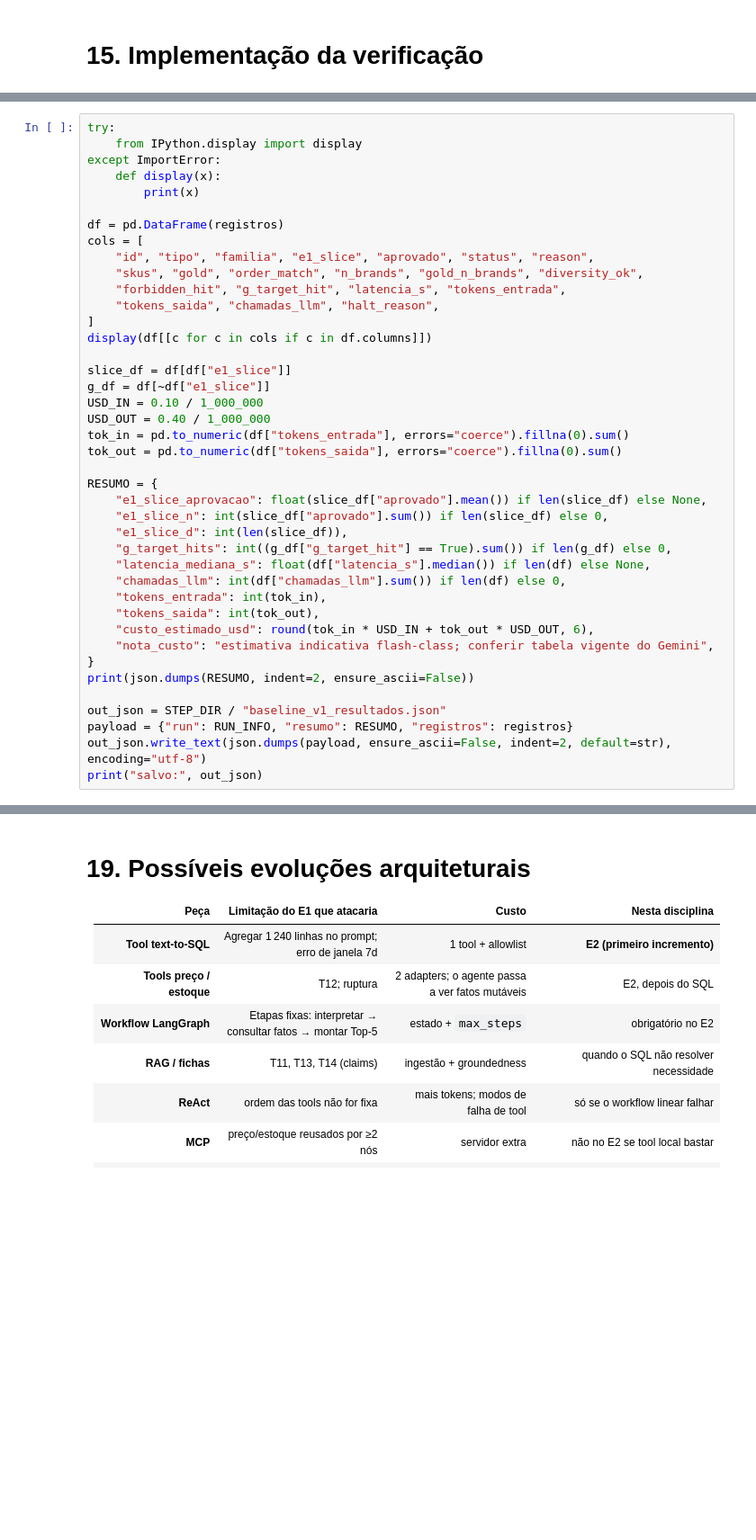
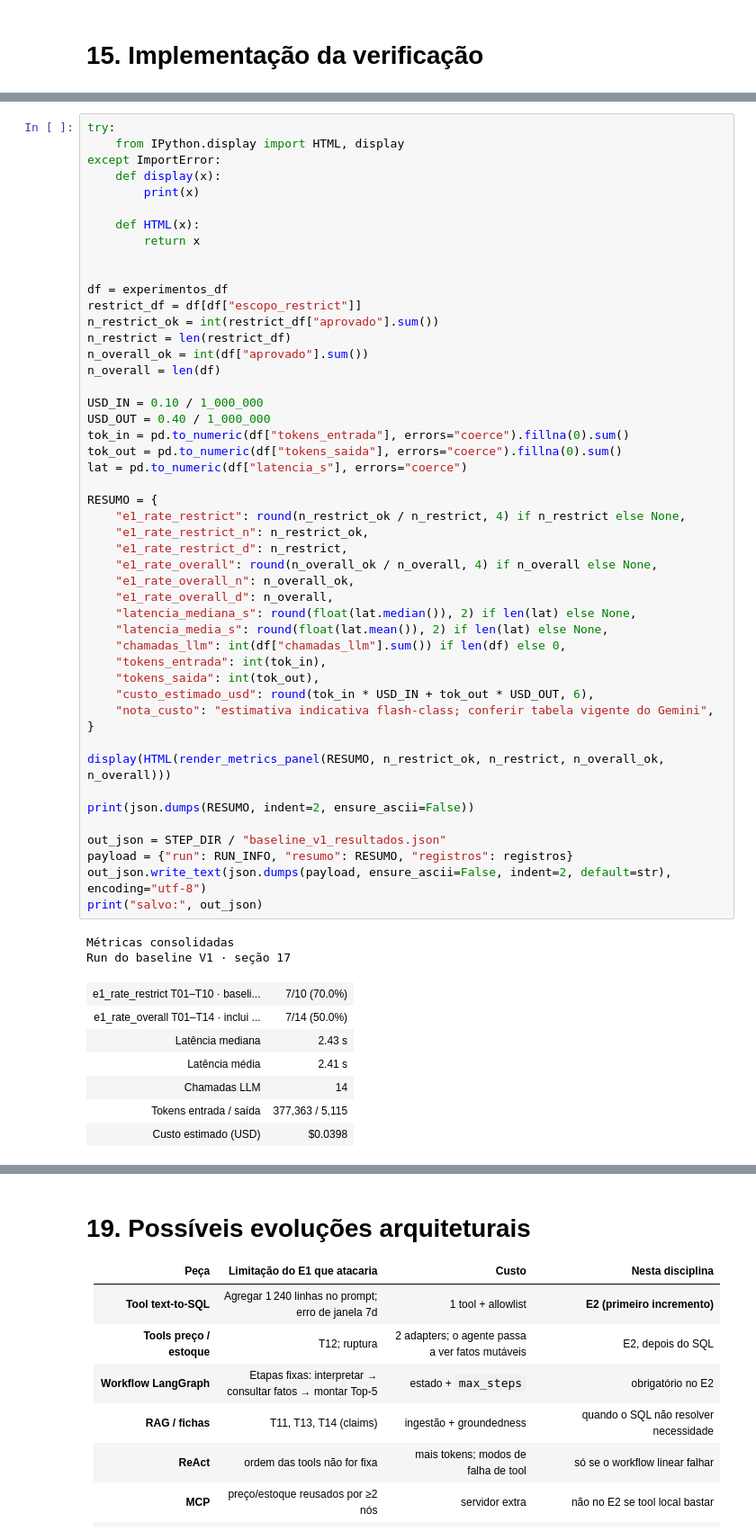
Before and after one commit to andluizsouza/unicamp-llm-agents, a Jupyter notebook: modules/04_projeto_pratico/step_01/E1_souza.ipynb, the cells around one changed output, grey strips where cells are left out. Shown at 90% size. Drawn from its saved outputs; the diff is of its cells as text; blank space fills up the shorter version.

```diff
--- a/modules/04_projeto_pratico/step_01/E1_souza.ipynb
+++ b/modules/04_projeto_pratico/step_01/E1_souza.ipynb
@@ -753,41 +1172,58 @@ print(len(registros), "execuções registradas.")
 # %%
 try:
-    from IPython.display import display
+    from IPython.display import HTML, display
 except ImportError:
     def display(x):
         print(x)
 
-df = pd.DataFrame(registros)
-cols = [
-    "id", "tipo", "familia", "e1_slice", "aprovado", "status", "reason",
-    "skus", "gold", "order_match", "n_brands", "gold_n_brands", "diversity_ok",
-    "forbidden_hit", "g_target_hit", "latencia_s", "tokens_entrada",
-    "tokens_saida", "chamadas_llm", "halt_reason",
-]
-display(df[[c for c in cols if c in df.columns]])
+    def HTML(x):
+        return x
 
-slice_df = df[df["e1_slice"]]
-g_df = df[~df["e1_slice"]]
+
+df = experimentos_df
+restrict_df = df[df["escopo_restrict"]]
+n_restrict_ok = int(restrict_df["aprovado"].sum())
+n_restrict = len(restrict_df)
+n_overall_ok = int(df["aprovado"].sum())
+n_overall = len(df)
+
 USD_IN = 0.10 / 1_000_000
 USD_OUT = 0.40 / 1_000_000
 tok_in = pd.to_numeric(df["tokens_entrada"], errors="coerce").fillna(0).sum()
 tok_out = pd.to_numeric(df["tokens_saida"], errors="coerce").fillna(0).sum()
+lat = pd.to_numeric(df["latencia_s"], errors="coerce")
 
 RESUMO = {
-    "e1_slice_aprovacao": float(slice_df["aprovado"].mean()) if len(slice_df) else None,
-    "e1_slice_n": int(slice_df["aprovado"].sum()) if len(slice_df) else 0,
-    "e1_slice_d": int(len(slice_df)),
-    "g_target_hits": int((g_df["g_target_hit"] == True).sum()) if len(g_df) else 0,
-    "latencia_mediana_s": float(df["latencia_s"].median()) if len(df) else None,
+    "e1_rate_restrict": round(n_restrict_ok / n_restrict, 4) if n_restrict else None,
+    "e1_rate_restrict_n": n_restrict_ok,
+    "e1_rate_restrict_d": n_restrict,
+    "e1_rate_overall": round(n_overall_ok / n_overall, 4) if n_overall else None,
+    "e1_rate_overall_n": n_overall_ok,
+    "e1_rate_overall_d": n_overall,
+    "latencia_mediana_s": round(float(lat.median()), 2) if len(lat) else None,
+    "latencia_media_s": round(float(lat.mean()), 2) if len(lat) else None,
     "chamadas_llm": int(df["chamadas_llm"].sum()) if len(df) else 0,
     "tokens_entrada": int(tok_in),
     "tokens_saida": int(tok_out),
     "custo_estimado_usd": round(tok_in * USD_IN + tok_out * USD_OUT, 6),
     "nota_custo": "estimativa indicativa flash-class; conferir tabela vigente do Gemini",
 }
+
+display(HTML(render_metrics_panel(RESUMO, n_restrict_ok, n_restrict, n_overall_ok, n_overall)))
+
 print(json.dumps(RESUMO, indent=2, ensure_ascii=False))
 
 out_json = STEP_DIR / "baseline_v1_resultados.json"
 payload = {"run": RUN_INFO, "resumo": RESUMO, "registros": registros}
 out_json.write_text(json.dumps(payload, ensure_ascii=False, indent=2, default=str), encoding="utf-8")
 print("salvo:", out_json)
+# %% [output]
+Métricas consolidadas
+Run do baseline V1 · seção 17
+| e1_rate_restrict T01–T10 · baseli... | 7/10 (70.0%) |
+| e1_rate_overall T01–T14 · inclui ... | 7/14 (50.0%) |
+| Latência mediana | 2.43 s |
+| Latência média | 2.41 s |
+| Chamadas LLM | 14 |
+| Tokens entrada / saída | 377,363 / 5,115 |
+| Custo estimado (USD) | $0.0398 |
```
Also changed, not shown: parts of 39 cells of this notebook.
